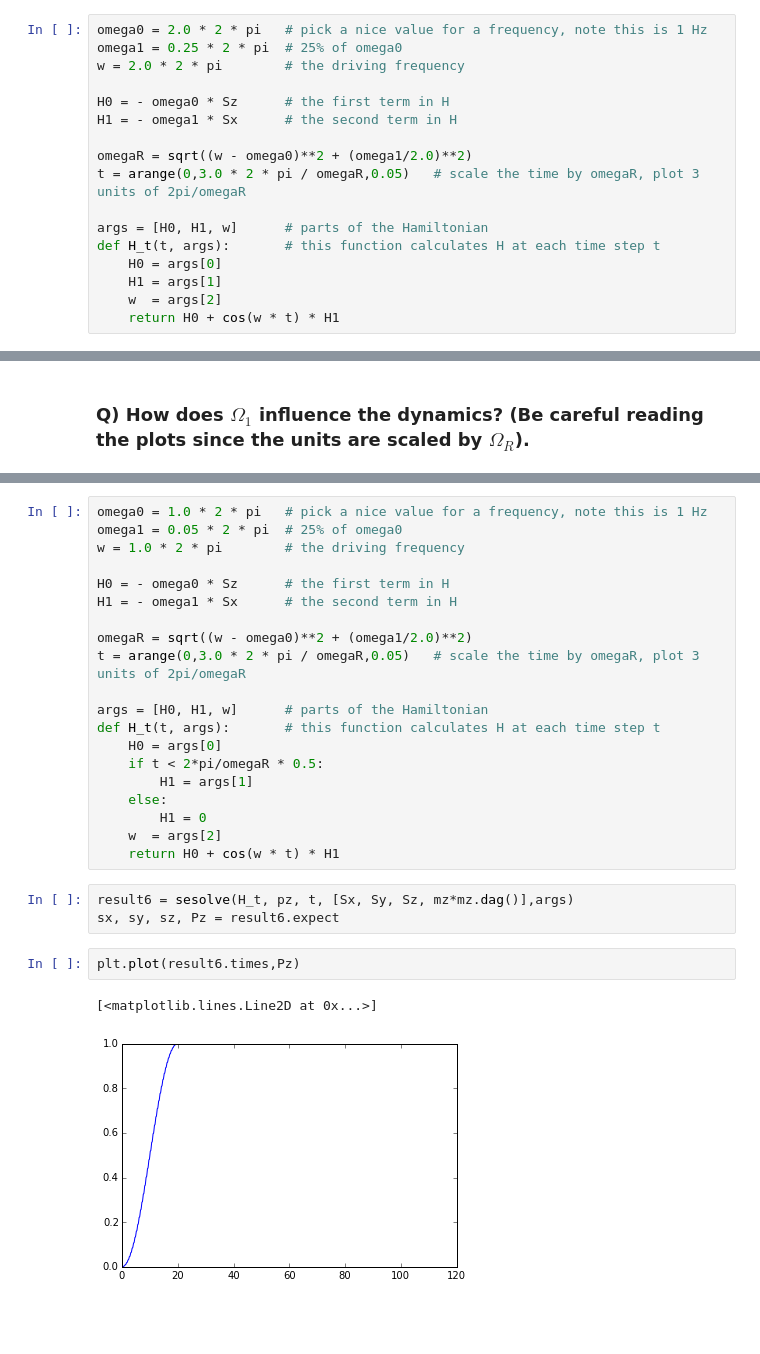
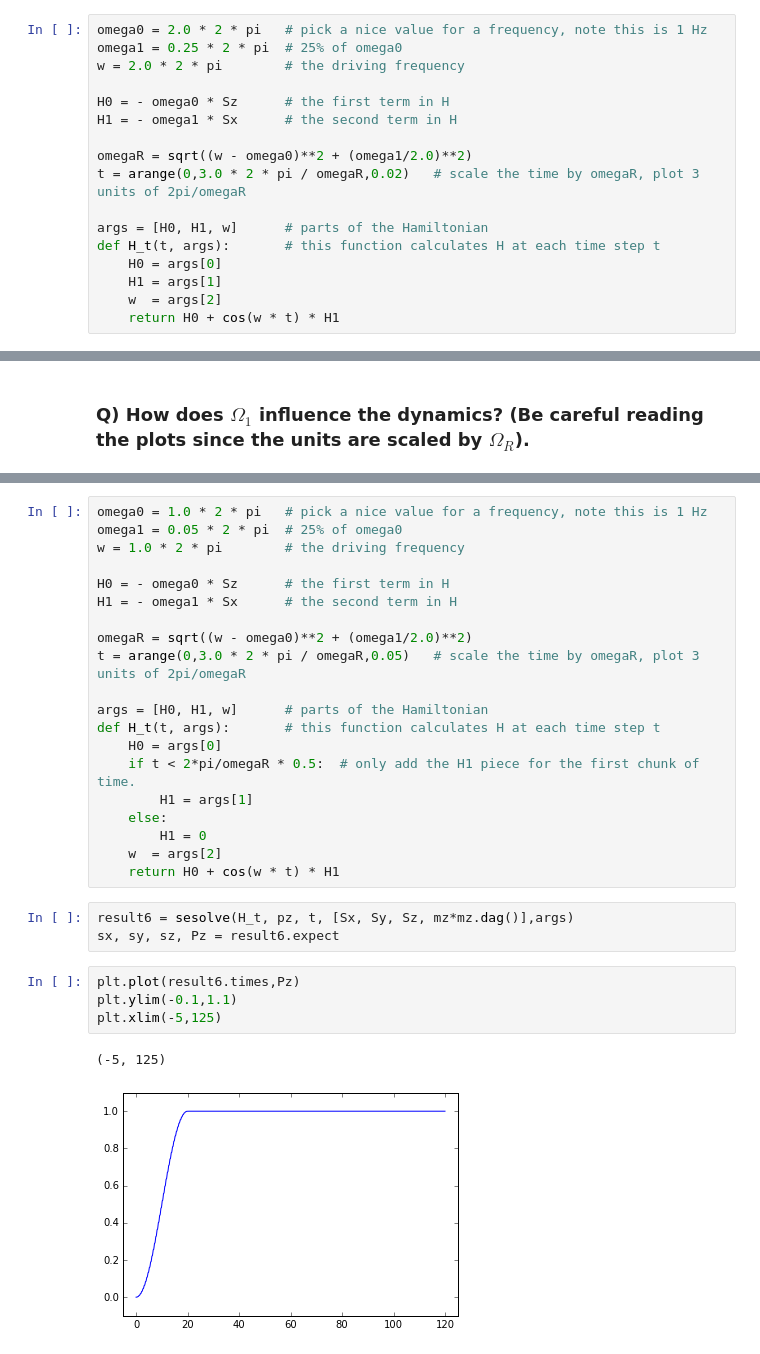
Before and after one commit to amcdawes/QMlabs, a Jupyter notebook: Lab 7 - Time Evolution.ipynb, the cells around one changed output, grey strips where cells are left out. Cells and saved outputs as stored; diff of their text form; blank space fills up the shorter version.

```diff
--- a/Lab 7 - Time Evolution.ipynb
+++ b/Lab 7 - Time Evolution.ipynb
@@ -109,7 +108,7 @@ H0 = - omega0 * Sz      # the first term in H
 H1 = - omega1 * Sx      # the second term in H
 
 omegaR = sqrt((w - omega0)**2 + (omega1/2.0)**2)
-t = arange(0,3.0 * 2 * pi / omegaR,0.05)   # scale the time by omegaR, plot 3 units of 2pi/omegaR
+t = arange(0,3.0 * 2 * pi / omegaR,0.02)   # scale the time by omegaR, plot 3 units of 2pi/omegaR
 
 args = [H0, H1, w]      # parts of the Hamiltonian
 def H_t(t, args):       # this function calculates H at each time step t
@@ -161,7 +160,7 @@ t = arange(0,3.0 * 2 * pi / omegaR,0.05)   # scale the time by omegaR, plot 3 un
 args = [H0, H1, w]      # parts of the Hamiltonian
 def H_t(t, args):       # this function calculates H at each time step t
     H0 = args[0]
-    if t < 2*pi/omegaR * 0.5:
+    if t < 2*pi/omegaR * 0.5:  # only add the H1 piece for the first chunk of time.
         H1 = args[1]
     else:
         H1 = 0
@@ -172,6 +171,8 @@ result6 = sesolve(H_t, pz, t, [Sx, Sy, Sz, mz*mz.dag()],args)
 sx, sy, sz, Pz = result6.expect
 # %%
 plt.plot(result6.times,Pz)
+plt.ylim(-0.1,1.1)
+plt.xlim(-5,125)
 # %% [output]
-[<matplotlib.lines.Line2D at 0x...>]
+(-5, 125)
-[figure, old version]
+[figure, new version]
```
Also changed, not shown: parts of 12 cells of this notebook.
